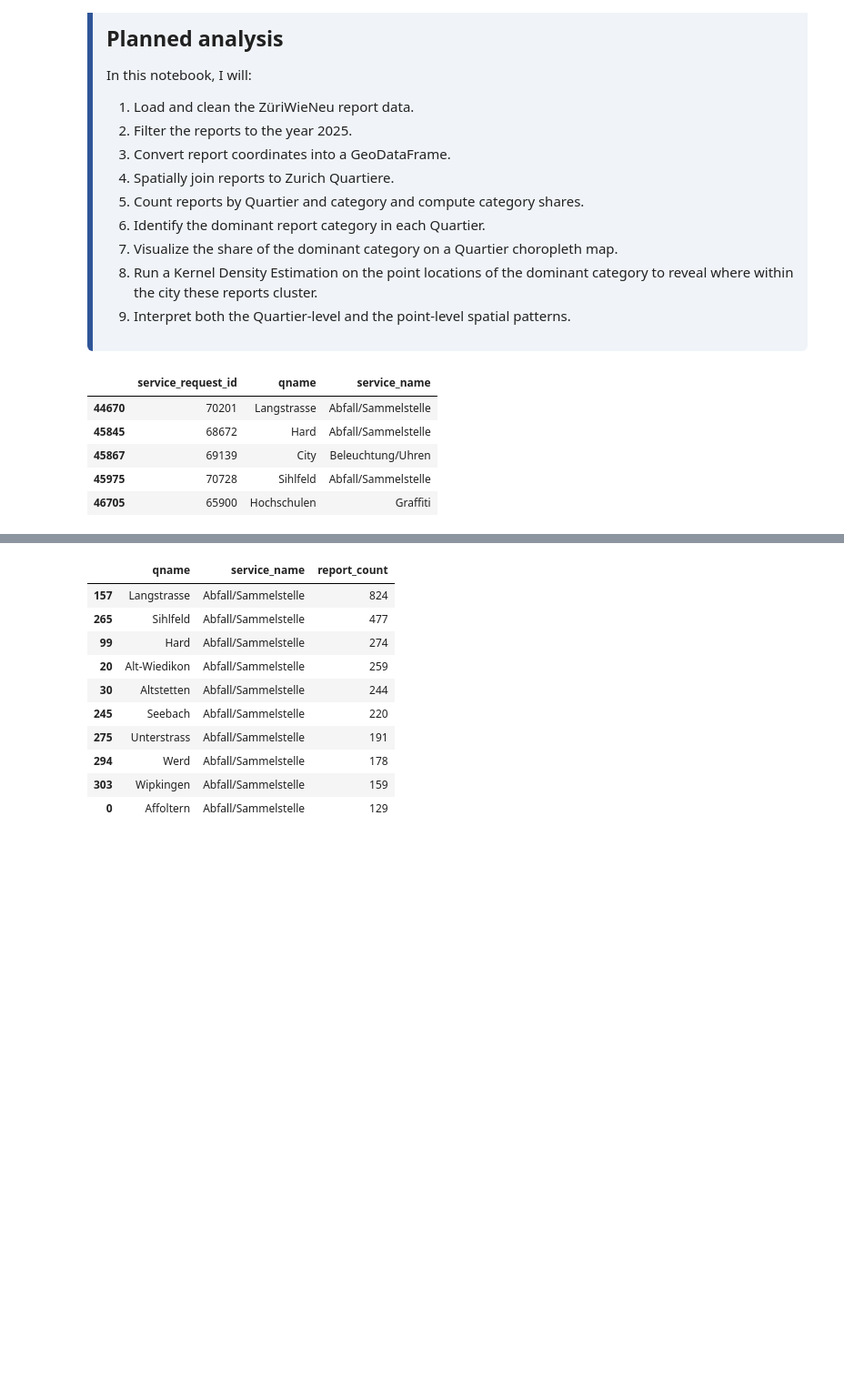
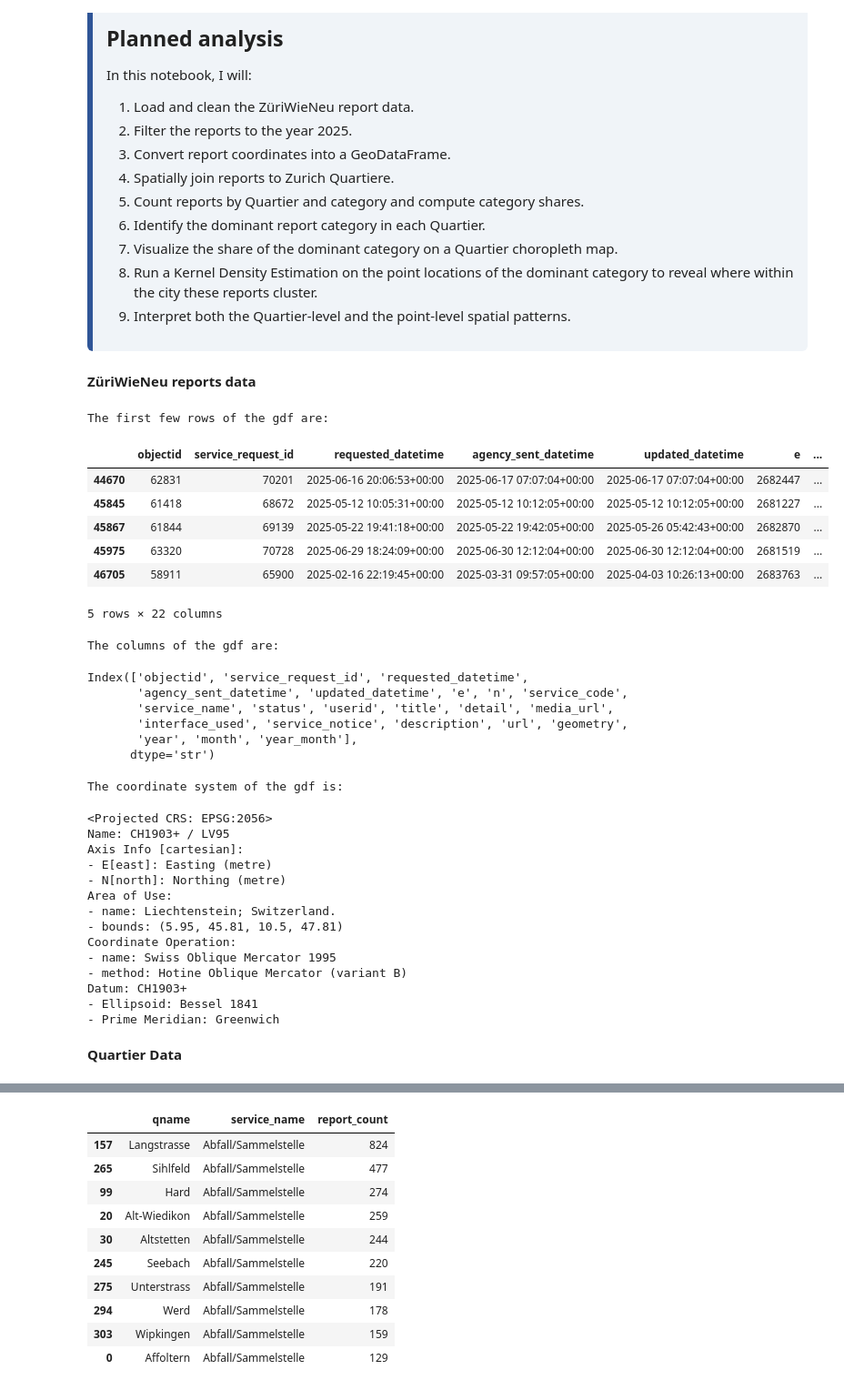
Before and after one commit to gldlauma/SDS210_IndividualProject, a Jupyter notebook: notebooks/04_R4.ipynb, the cells around one changed output, grey strips where cells are left out. Shown at 91% size. Saved outputs shown, nothing was run; the diff lists cells and outputs as text; code cells hidden in the pictures; blank space fills up the shorter version.

```diff
--- a/notebooks/04_R4.ipynb
+++ b/notebooks/04_R4.ipynb
@@ -37 +47,3 @@ In this notebook, I will:
+# %% [markdown]
+**ZüriWieNeu reports data**
 # %%
@@ -45,25 +53,49 @@ from src.spatial import reports_to_geodataframe, join_reports_to_quartiere
-# %%
-df_raw = load_csv_data("../data/raw/stzh.zwn_meldungen_p.csv")
-df_clean = clean_reports(df_raw)
-
-df_2025 = df_clean[df_clean["year"] == 2025].copy()
-
-quartiere = gpd.read_file(
-    "../data/raw/StatQuartiere_ZH"
-)
-
-reports_2025_gdf = reports_to_geodataframe(df_2025)
-
-reports_2025_joined = join_reports_to_quartiere(
-    reports_2025_gdf,
-    quartiere
-)
-
-reports_2025_joined[["service_request_id", "qname", "service_name"]].head()
-# %% [output]
-|  | service_request_id | qname | service_name |
-| 44670 | 70201 | Langstrasse | Abfall/Sammelstelle |
-| 45845 | 68672 | Hard | Abfall/Sammelstelle |
-| 45867 | 69139 | City | Beleuchtung/Uhren |
-| 45975 | 70728 | Sihlfeld | Abfall/Sammelstelle |
-| 46705 | 65900 | Hochschulen | Graffiti |
+# %%
+# create a DataFrame only containing the reports from the year 2025
+df_2025 = df_cleaned[df_cleaned["year"] == 2025].copy()
+
+# transform the reports to a GeoDataFrame
+reports_2025_gdf = reports_to_geodataframe(df_2025)
+
+# investigate the GeoDataFrame data
+print("The first few rows of the gdf are: ")
+display(reports_2025_gdf.head())
+
+print("The columns of the gdf are:")
+display(reports_2025_gdf.columns)
+
+print("The coordinate system of the gdf is:")
+display(reports_2025_gdf.crs)
+# %% [output]
+The first few rows of the gdf are:
+|  | objectid | service_request_id | requested_datetime | agency_sent_datetime | updated_datetime | e | ... |
+| 44670 | 62831 | 70201 | 2025-06-16 20:06:53+00:00 | 2025-06-17 07:07:04+00:00 | 2025-06-17 07:07:04+00:00 | 2682447 | ... |
+| 45845 | 61418 | 68672 | 2025-05-12 10:05:31+00:00 | 2025-05-12 10:12:05+00:00 | 2025-05-12 10:12:05+00:00 | 2681227 | ... |
+| 45867 | 61844 | 69139 | 2025-05-22 19:41:18+00:00 | 2025-05-22 19:42:05+00:00 | 2025-05-26 05:42:43+00:00 | 2682870 | ... |
+| 45975 | 63320 | 70728 | 2025-06-29 18:24:09+00:00 | 2025-06-30 12:12:04+00:00 | 2025-06-30 12:12:04+00:00 | 2681519 | ... |
+| 46705 | 58911 | 65900 | 2025-02-16 22:19:45+00:00 | 2025-03-31 09:57:05+00:00 | 2025-04-03 10:26:13+00:00 | 2683763 | ... |
+5 rows × 22 columns
+The columns of the gdf are:
+Index(['objectid', 'service_request_id', 'requested_datetime',
+       'agency_sent_datetime', 'updated_datetime', 'e', 'n', 'service_code',
+       'service_name', 'status', 'userid', 'title', 'detail', 'media_url',
+       'interface_used', 'service_notice', 'description', 'url', 'geometry',
+       'year', 'month', 'year_month'],
+      dtype='str')
+The coordinate system of the gdf is:
+<Projected CRS: EPSG:2056>
+Name: CH1903+ / LV95
+Axis Info [cartesian]:
+- E[east]: Easting (metre)
+- N[north]: Northing (metre)
+Area of Use:
+- name: Liechtenstein; Switzerland.
+- bounds: (5.95, 45.81, 10.5, 47.81)
+Coordinate Operation:
+- name: Swiss Oblique Mercator 1995
+- method: Hotine Oblique Mercator (variant B)
+Datum: CH1903+
+- Ellipsoid: Bessel 1841
+- Prime Meridian: Greenwich
+# %% [markdown]
+**Quartier Data**
```
Also changed, not shown: parts of 17 cells of this notebook, 1 other file.
